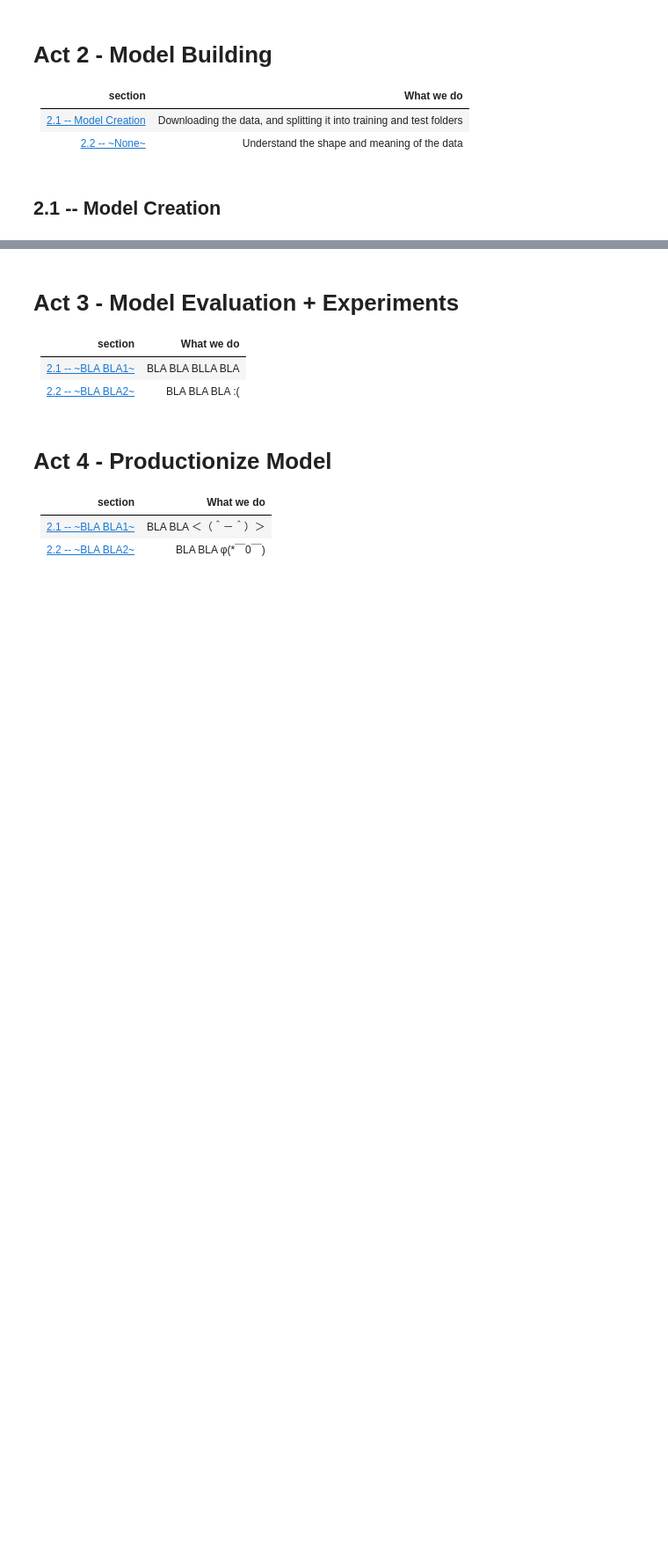
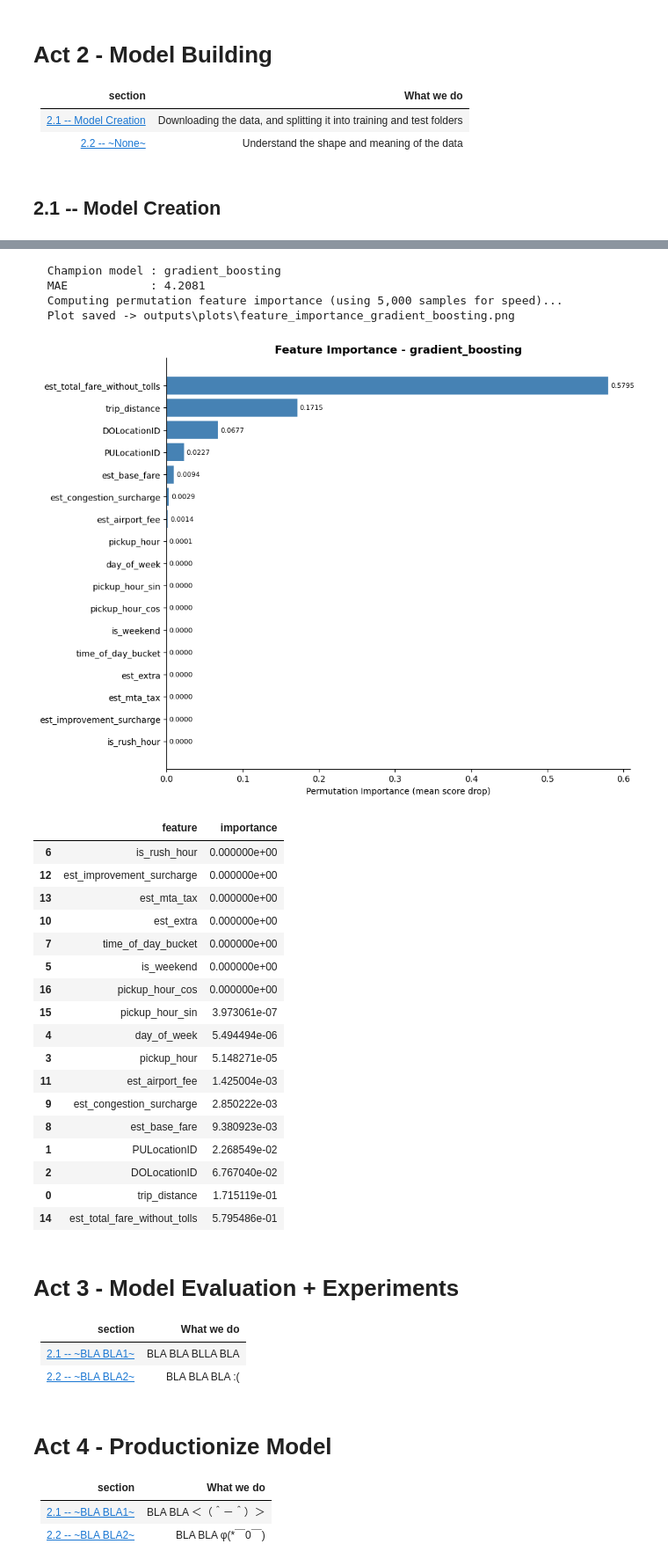
Before and after one commit to netanelr6/nyc-tlc-project-dsma-course, a Jupyter notebook: notebook_pipeline.ipynb, the cells around one changed output, grey strips where cells are left out. Shown at 88% size. Saved outputs shown, nothing was run; the diff lists cells and outputs as text; code cells hidden in the pictures; blank space fills up the shorter version.

```diff
--- a/notebook_pipeline.ipynb
+++ b/notebook_pipeline.ipynb
@@ -552,3 +553,27 @@ train_all_models(X_train_eng, y_train_eng, MODEL_DIR_ENGINEERED)
 # tracker.log_code()
 # url = tracker.finish()
 # print(f"\n  W&B run logged → {url}")
+# %%
+# # 1. ייבוא
+# from src.evaluation import evaluate_all_models, select_champion, plot_feature_importance
+# from src.models import load_model
+
+# 2. הרצת הערכה
+print("Evaluating engineered models on test set...")
+eng_results = evaluate_all_models(X_test_eng, y_test_eng, MODEL_DIR_ENGINEERED)
+display(eng_results)
+
+# 3. בחירת המודל המנצח
+champion_name = select_champion(eng_results, metric="mae")
+champion_model = load_model(champion_name, MODEL_DIR_ENGINEERED)
+
+# 4. ציור חשיבות הפיצ'רים עם Permutation Importance
+plot_feature_importance(
+    model=champion_model,
+    feature_names=X_test_eng.columns.tolist(),
+    model_name=champion_name,
+    X_val=X_test_eng,             # <--- הוספנו את הפיצ'רים לבדיקה
+    y_val=y_test_eng,             # <--- הוספנו את הטרגט לבדיקה
+    output_dir=PLOTS_DIR
+)
+# %% [output]
@@ -555,3 +591,26 @@ train_all_models(X_train_eng, y_train_eng, MODEL_DIR_ENGINEERED)
+  Champion model : gradient_boosting
+  MAE            : 4.2081
+  Computing permutation feature importance (using 5,000 samples for speed)...
+  Plot saved -> outputs\plots\feature_importance_gradient_boosting.png
+[figure, added]
+|  | feature | importance |
+| 6 | is_rush_hour | 0.000000e+00 |
+| 12 | est_improvement_surcharge | 0.000000e+00 |
+| 13 | est_mta_tax | 0.000000e+00 |
+| 10 | est_extra | 0.000000e+00 |
+| 7 | time_of_day_bucket | 0.000000e+00 |
+| 5 | is_weekend | 0.000000e+00 |
+| 16 | pickup_hour_cos | 0.000000e+00 |
+| 15 | pickup_hour_sin | 3.973061e-07 |
+| 4 | day_of_week | 5.494494e-06 |
+| 3 | pickup_hour | 5.148271e-05 |
+| 11 | est_airport_fee | 1.425004e-03 |
+| 9 | est_congestion_surcharge | 2.850222e-03 |
+| 8 | est_base_fare | 9.380923e-03 |
+| 1 | PULocationID | 2.268549e-02 |
+| 2 | DOLocationID | 6.767040e-02 |
+| 0 | trip_distance | 1.715119e-01 |
+| 14 | est_total_fare_without_tolls | 5.795486e-01 |
 # %% [markdown]
 # Act 3 - Model Evaluation + Experiments
 <a id="act-3"></a>
```
Also changed, not shown: parts of 7 cells of this notebook, 5 other files.
